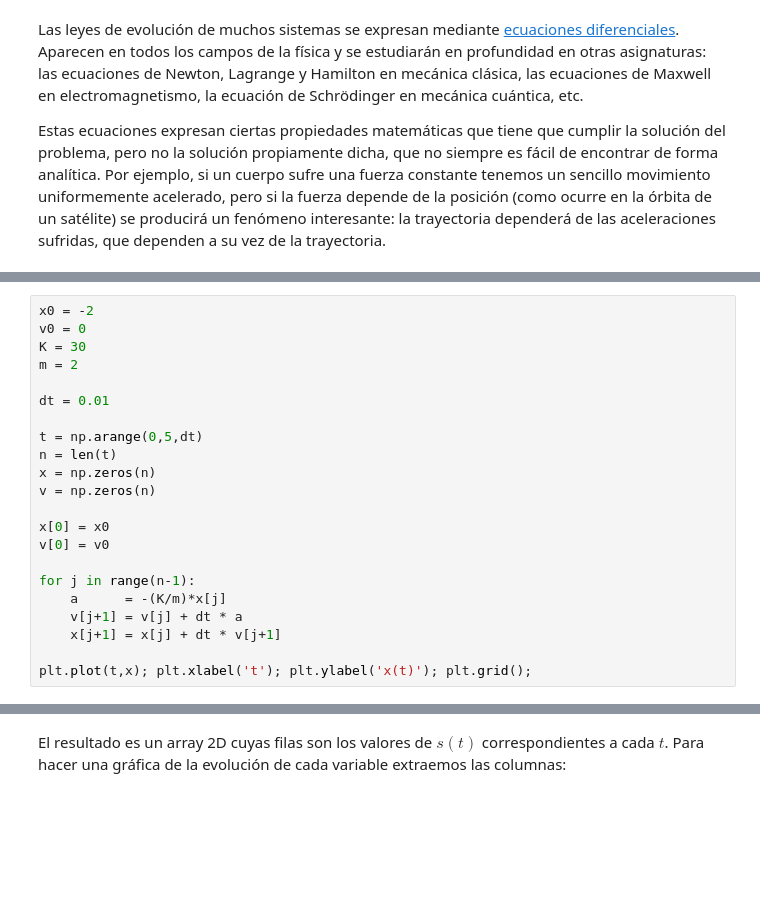
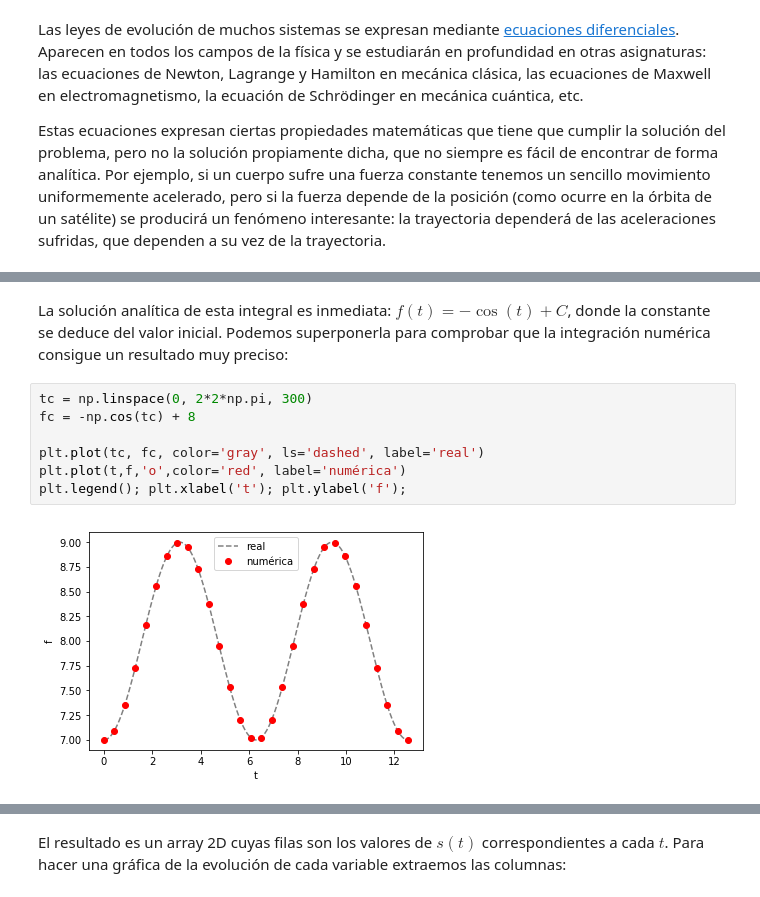
Before and after one commit to albertoruiz/inforfis, a Jupyter notebook: notebooks/euler.ipynb, the cells around one changed output, grey strips where cells are left out. Drawn from its saved outputs; the diff is of its cells as text; blank space fills up the shorter version.

```diff
--- a/notebooks/euler.ipynb
+++ b/notebooks/euler.ipynb
@@ -94,22 +15,0 @@ Cuando la ecuación diferencial contiene una segunda derivada el método de Eule
-# %%
-x0 = -2
-v0 = 0
-K = 30
-m = 2
-
-dt = 0.01
-
-t = np.arange(0,5,dt)
-n = len(t)
-x = np.zeros(n)
-v = np.zeros(n)
-
-x[0] = x0
-v[0] = v0
-
-for j in range(n-1):
-    a      = -(K/m)*x[j]
-    v[j+1] = v[j] + dt * a
-    x[j+1] = x[j] + dt * v[j+1]
-
-plt.plot(t,x); plt.xlabel('t'); plt.ylabel('x(t)'); plt.grid();
@@ -270,0 +118,11 @@ array([[10.        ,  0.        ],
+# %% [markdown]
+La solución analítica de esta integral es inmediata: $f(t) = -\cos(t) + C$, donde la constante se deduce del valor inicial.  Podemos superponerla para comprobar que la integración numérica consigue un resultado muy preciso:
+# %%
+tc = np.linspace(0, 2*2*np.pi, 300)
+fc = -np.cos(tc) + 8
+
+plt.plot(tc, fc, color='gray', ls='dashed', label='real')
+plt.plot(t,f,'o',color='red', label='numérica')
+plt.legend(); plt.xlabel('t'); plt.ylabel('f');
+# %% [output]
+[figure, added]
```
Also changed, not shown: parts of 95 cells of this notebook, 53 other files.
